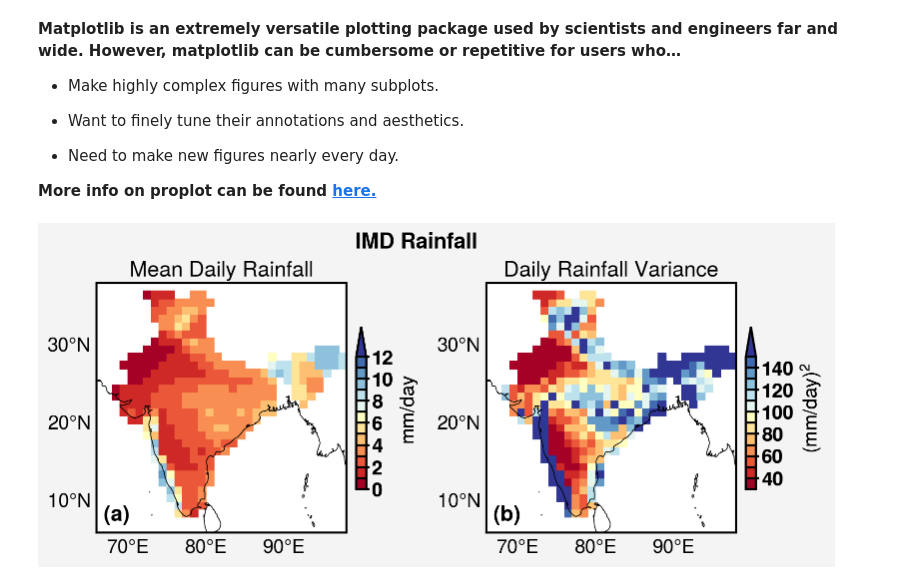
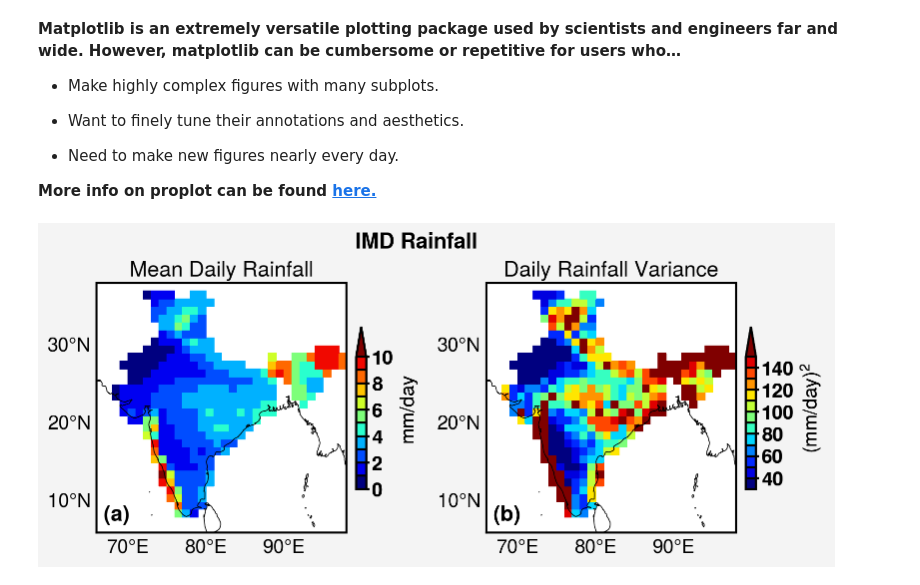
Before and after one commit to carbform/Climate_Data_Plotting, a Jupyter notebook: Jupyter Notebook (python)/IMD_Rainfall_Plots_Demo.ipynb, the cells around one changed output. Drawn from its saved outputs; the diff is of its cells as text; code cells hidden in the pictures.

Commit message:
Changed color bars

```diff
--- a/Jupyter Notebook (python)/IMD_Rainfall_Plots_Demo.ipynb
+++ b/Jupyter Notebook (python)/IMD_Rainfall_Plots_Demo.ipynb
@@ -476,7 +476,7 @@ lat_max = 38 # Maximum latitude on the map
 lon_min = 66 # # Minimum longitude on the map
 lon_max = 98 # # Maximum longitude on the map
 
-cm = 'RdYlBu' # Colormap 'rainbow' , 'viridis', 'RdYlBu', 'RdBu' etc..
+cm = 'jet' # Colormap 'rainbow' , 'viridis', 'RdYlBu', 'RdBu' etc..
 ex= 'max' # Color bar arrow ,'min', 'max', 'none','both'
 
 #Now, we can format all the axes at once using these commands
@@ -503,7 +503,7 @@ title=['Mean Daily Rainfall','Daily Rainfall Variance' ]
 
 # We can declare varaible names now and use it further
 vars =['ds_mean','ds_var']
-levels_mean= np.arange(0,13,1)  # generates a sequence of numbers from 0 to 10 with  a spacing of 1
+levels_mean= np.arange(0,11,1)  # generates a sequence of numbers from 0 to 10 with  a spacing of 1
 levels_var= np.arange(30,160,10)
 levels =['levels_mean','levels_var'] # for indexing later
 labels = ['mm/day','$(mm/day)^2$'] # for indexing later
@@ -514,31 +514,31 @@ labels = ['mm/day','$(mm/day)^2$'] # for indexing later
 
 #pcolormesh for psuedo color plot
 
 #Each subplot axis is numbered as axs[0] or axs[1] etc....]
 
 # We can loop over each plot by indexing it as axs[i] where i is the indexing variable
 
 for i in range(0,2):
         #######################
 
         m=axs[i].pcolor(globals()[vars[i]], # globals() and vars[i] are used to index and generate the variable name
         cmap=cm, # Colormap
         transform=ccrs.PlateCarree(), # cartopy map projection
         extend=ex,  #colorbar style
         levels = globals()[levels[i]] # using globals to get levels variable
         )
         axs[i].format(title=title[i])
         axs[i].coastlines() # adds coastlines
         axs[i].colorbar(m,loc='r',drawedges=True, width = 0.10 , length=0.65, label=labels[i])
 
 
 
 # Colorbar
 
 #fig.colorbar will ive 1 common colorbar for all plots. But for common colorbar give explict levels.
 
 #Use axs[i].colorbar for individual colorbars ########
 
 # axs[1].colorbar(n,loc='b',drawedges=True, width = 0.10 , length=0.65, label= 'Rainfall')
 # %% [output]
-[figure, old version]
+[figure, new version]
```
